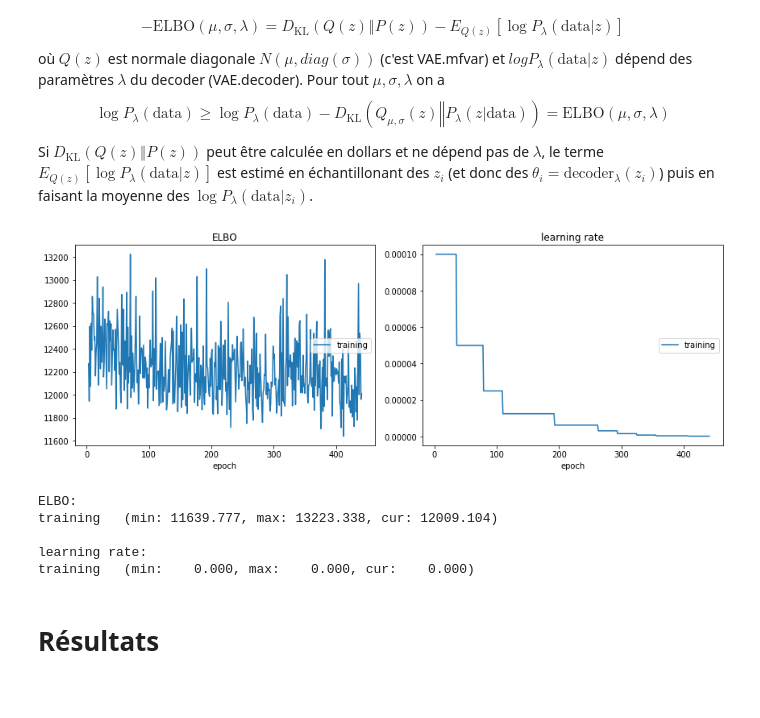
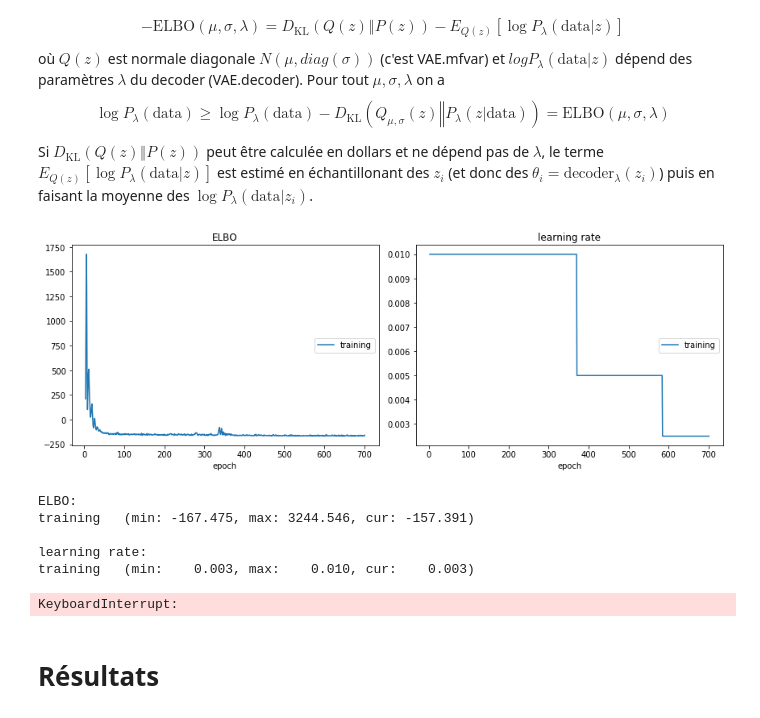
Before and after one commit to cortax/BayesianNN, a Jupyter notebook: BBVI_on_NN-AE.ipynb, the cells around one changed output. Saved outputs shown, nothing was run; the diff lists cells and outputs as text; code cells hidden in the pictures.

```diff
--- a/BBVI_on_NN-AE.ipynb
+++ b/BBVI_on_NN-AE.ipynb
@@ -165,14 +169,15 @@ def _log_norm(x, mu, std):
         return -0.5 * torch.log(2*np.pi*std**2) -(0.5 * (1/(std**2))* (x-mu)**2)
 # %%
 # température :-)
-sigma_like=.01
+sigma_like=.1
 
 # le likelihood d'un paramètre latent z étant donnée data est obtenu:
 # 1. en décodant z: theta=decoder(z)
 # 2. en utilisant theta comme paramètres du modèle principal
 # 3. point estimate, pour chaque donnée (x,y) avec normal N(y_pred,sigma_like)
 # En d'autres mots, pour tout decoder_lambda avec paramètres lambda:
-#z is likely for a single data (x,y) if y_pred=M_{decoder_lambda(z)}(x) is close to y (with respect to scale sigma_like)
+#z is likely for a single data (x,y) iff
+# y_pred=M_{decoder_lambda(z)}(x) is close to y (with respect to scale sigma_like)
 
 def loglikelihood(z, sigma=sigma_like):
     theta=VAE.decoder(z)
@@ -187,5 +194,5 @@ $$D_\text{KL}\left(\mathcal{N}\left((\mu_1, \ldots, \mu_k)^\mathsf{T}, \operator
 # %%
 # KL-divergence entre une normale diagonale N(mu,diag(sigma)) et N(0,I)
 def KLDivGauss(mu,sigma):
-    Div=sigma+mu**2-sigma.log()-1
+    Div=sigma+torch.pow(mu,2)-sigma.log()-1
     return 0.5*Div.sum().squeeze()
@@ -229,10 +241,10 @@ Si $D_\text{KL}(Q(z) \mathbin{\Vert} P(z))$ peut être calculée en dollars et n
 # %%
 
 
-n_samples_VAR = 100
+n_samples_VAR = 400
 # %%
-VAE_optimizer = torch.optim.Adam(VAE.parameters(), lr=.0001)
-VAE_scheduler = torch.optim.lr_scheduler.ReduceLROnPlateau(VAE_optimizer, patience=30, factor=0.5)
+VAE_optimizer = torch.optim.Adam(VAE.parameters(), lr=.01)
+VAE_scheduler = torch.optim.lr_scheduler.ReduceLROnPlateau(VAE_optimizer, patience=60, factor=0.5)
 # %%
 %matplotlib inline
 
@@ -241,44 +253,48 @@ for t in range(10000):
     logs = {}
     VAE_optimizer.zero_grad()
 
+    learning_rate = VAE_optimizer.param_groups[0]['lr']
+
+    #Div = KLDivGauss_(VAE.mfvar.mu,VAE.mfvar.sigma,sigma_p)
     Div = KLDivGauss(VAE.mfvar.mu,VAE.mfvar.sigma)
 
     LL=torch.Tensor(n_samples_VAR)
 
     for i in range(n_samples_VAR):
         z = VAE.mfvar.sample()
         LL[i]=loglikelihood(z)
 
     L = Div - LL.mean()
 
     L.backward()
 
 
-    learning_rate = VAE_optimizer.param_groups[0]['lr']
+
 
     VAE_scheduler.step(L.detach().clone().cpu().numpy())
 
     logs['ELBO'] = L.detach().clone().cpu().numpy()
     logs['learning rate'] = learning_rate
     #logs['memory'] = torch.cuda.memory_allocated(device=device)
     #logs['predictive likelihood'] = LL.detach().clone().cpu().numpy()
     liveloss.update(logs)
 
     if t % 10 == 0:
         liveloss.draw()
 
     #if t %2 == 0:
     VAE_optimizer.step()
 
-    if learning_rate < 0.0000001:
+    if learning_rate < 0.00001:
         break
 # %% [output]
-[figure, old version]
+[figure, new version]
 ELBO:
-training   (min: 11639.777, max: 13223.338, cur: 12009.104)
+training   (min: -167.475, max: 3244.546, cur: -157.391)
 
 learning rate:
-training   (min:    0.000, max:    0.000, cur:    0.000)
+training   (min:    0.003, max:    0.010, cur:    0.003)
+KeyboardInterrupt:
 # %% [markdown]
 # Résultats #
 # %%
```
Also changed, not shown: parts of 22 cells of this notebook.
